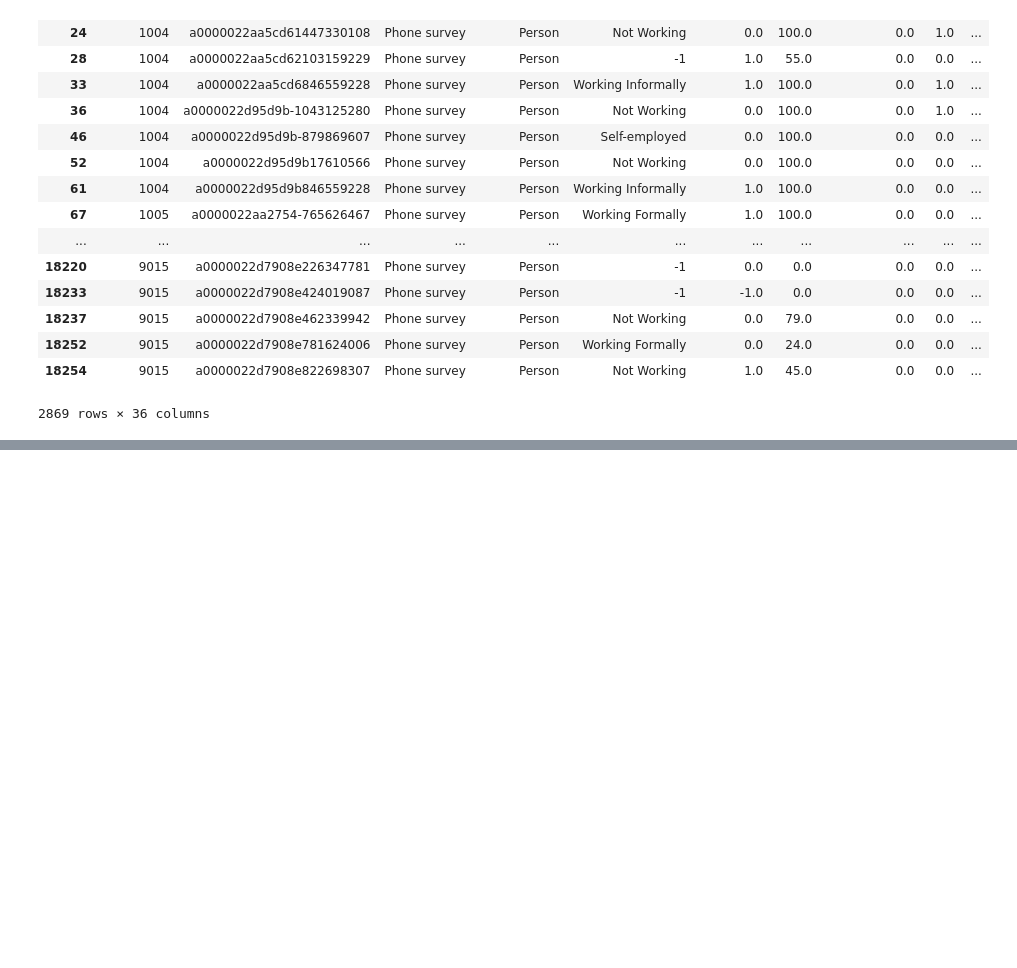
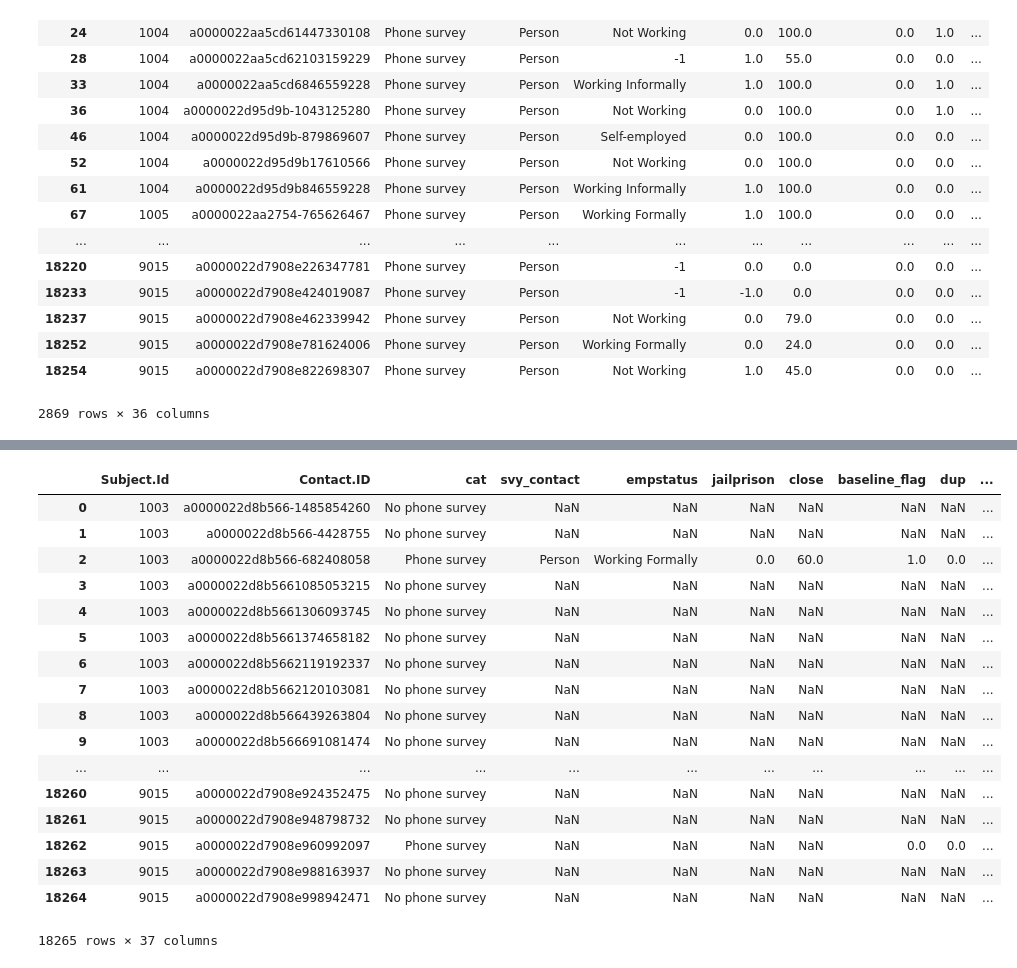
Before and after one commit to mobouzari/MLIndependentStudy, a Jupyter notebook: Predictions.ipynb, the cells around one changed output, grey strips where cells are left out. Saved outputs shown, nothing was run; the diff lists cells and outputs as text; code cells hidden in the pictures; blank space fills up the shorter version.

```diff
--- a/Predictions.ipynb
+++ b/Predictions.ipynb
@@ -300,3 +344,37 @@ plt.legend()
 # SVR
 # %%
 # MLPRegressor
+# %%
+# We filter out the specific columns we are interested in
+
+xdatafull = raw_data[['Total number of calls',
+'Total duration of calls',
+'Total incoming calls',
+'Total outgoing calls',
+'Total number of missed calls',
+'Total number of incoming calls, excluding missed',
+'Proportion of incoming calls answered',
+'Proportion of calls incoming',
+'Duration of incoming calls',
+'Duration of outgoing calls',
+'Total number of night calls',
+'Any night call',
+'Number of incoming calls at night',
+'Number of outgoing calls at night',
+'Any night incoming call',
+'Any night outgoing call',
+'Min days between calls',
+'Max days between calls',
+'Total number of texts',
+'Any night text',
+'Number of texts at night',
+'Min days between texts',
+'Max days between texts']].values
+# %%
+dfRawFilledFull = pandas.DataFrame(data=xdatafull)
+# %%
+imp = Imputer()
+imp.fit(dfRawFilledFull)
+imp.transform(dfRawFilledFull.values)
+dfRawFilledFull = pandas.DataFrame(data=(imp.transform(dfRawFilledFull.values)))
+dfRawFilledFull
@@ -302,0 +400,3 @@ plt.legend()
+# %%
+# update x to use values that have been populated now
+xdatafullColumns = dfRawFilledFull[[0,1,2,3,4,5,6,7,8,9,10,11,12,13,14,15,16,17,18,19,20,21,22]].values
@@ -303,3 +420,29 @@ plt.legend()
+# %%
+GBregressor = GradientBoostingRegressor().fit(xtrain,ytrain)
+yhatRegressor = GBregressor.predict(xdatafullColumns)
+yhatRegressor
+# Do one last final predict on best results and feed out
+raw_data['Predicted Closeness'] = yhatRegressor
+raw_data
+# %% [output]
+|  | Subject.Id | Contact.ID | cat | svy_contact | empstatus | jailprison | close | baseline_flag | dup | ... |
+| 0 | 1003 | a0000022d8b566-1485854260 | No phone survey | NaN | NaN | NaN | NaN | NaN | NaN | ... |
+| 1 | 1003 | a0000022d8b566-4428755 | No phone survey | NaN | NaN | NaN | NaN | NaN | NaN | ... |
+| 2 | 1003 | a0000022d8b566-682408058 | Phone survey | Person | Working Formally | 0.0 | 60.0 | 1.0 | 0.0 | ... |
+| 3 | 1003 | a0000022d8b5661085053215 | No phone survey | NaN | NaN | NaN | NaN | NaN | NaN | ... |
+| 4 | 1003 | a0000022d8b5661306093745 | No phone survey | NaN | NaN | NaN | NaN | NaN | NaN | ... |
+| 5 | 1003 | a0000022d8b5661374658182 | No phone survey | NaN | NaN | NaN | NaN | NaN | NaN | ... |
+| 6 | 1003 | a0000022d8b5662119192337 | No phone survey | NaN | NaN | NaN | NaN | NaN | NaN | ... |
+| 7 | 1003 | a0000022d8b5662120103081 | No phone survey | NaN | NaN | NaN | NaN | NaN | NaN | ... |
+| 8 | 1003 | a0000022d8b566439263804 | No phone survey | NaN | NaN | NaN | NaN | NaN | NaN | ... |
+| 9 | 1003 | a0000022d8b566691081474 | No phone survey | NaN | NaN | NaN | NaN | NaN | NaN | ... |
+| ... | ... | ... | ... | ... | ... | ... | ... | ... | ... | ... |
+| 18260 | 9015 | a0000022d7908e924352475 | No phone survey | NaN | NaN | NaN | NaN | NaN | NaN | ... |
+| 18261 | 9015 | a0000022d7908e948798732 | No phone survey | NaN | NaN | NaN | NaN | NaN | NaN | ... |
+| 18262 | 9015 | a0000022d7908e960992097 | Phone survey | NaN | NaN | NaN | NaN | 0.0 | 0.0 | ... |
+| 18263 | 9015 | a0000022d7908e988163937 | No phone survey | NaN | NaN | NaN | NaN | NaN | NaN | ... |
+| 18264 | 9015 | a0000022d7908e998942471 | No phone survey | NaN | NaN | NaN | NaN | NaN | NaN | ... |
+18265 rows × 37 columns
 # %%
 # Finally we write out the new dataFrame with the "Predicted Closeness" column
 
```
Also changed, not shown: parts of 17 cells of this notebook.
